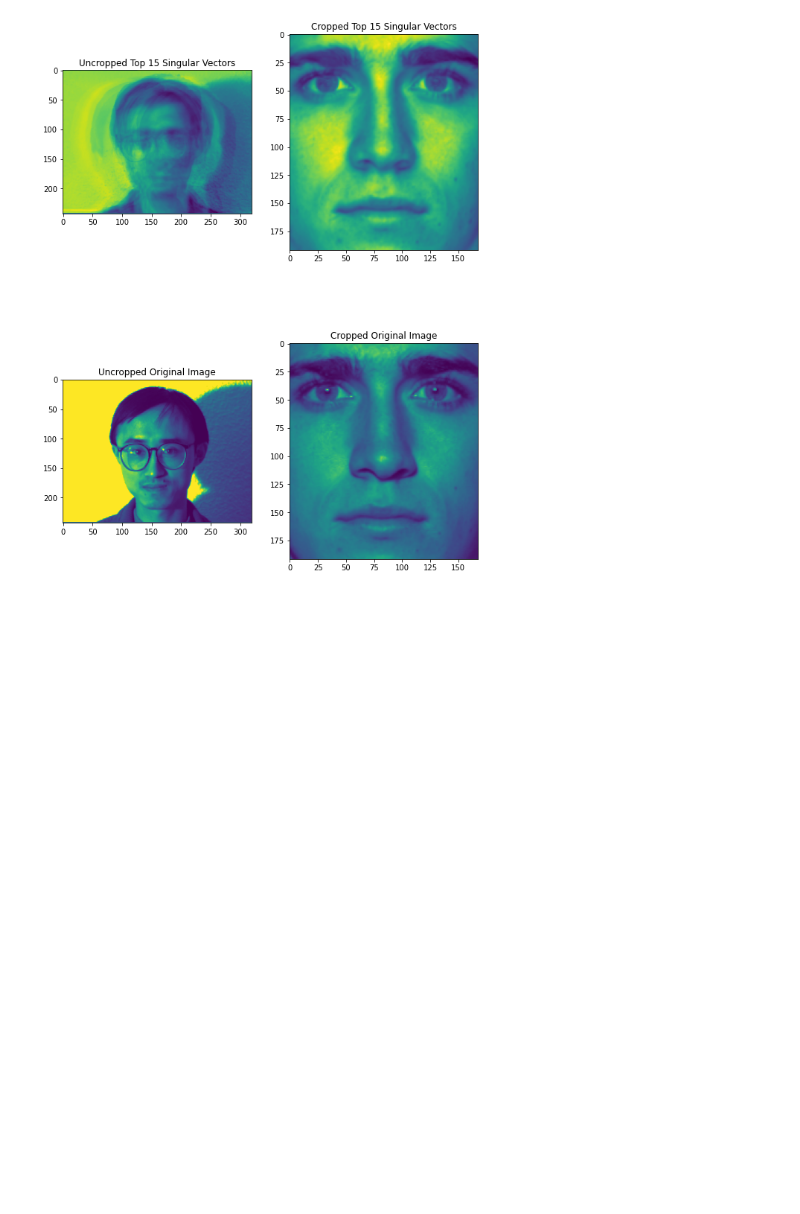
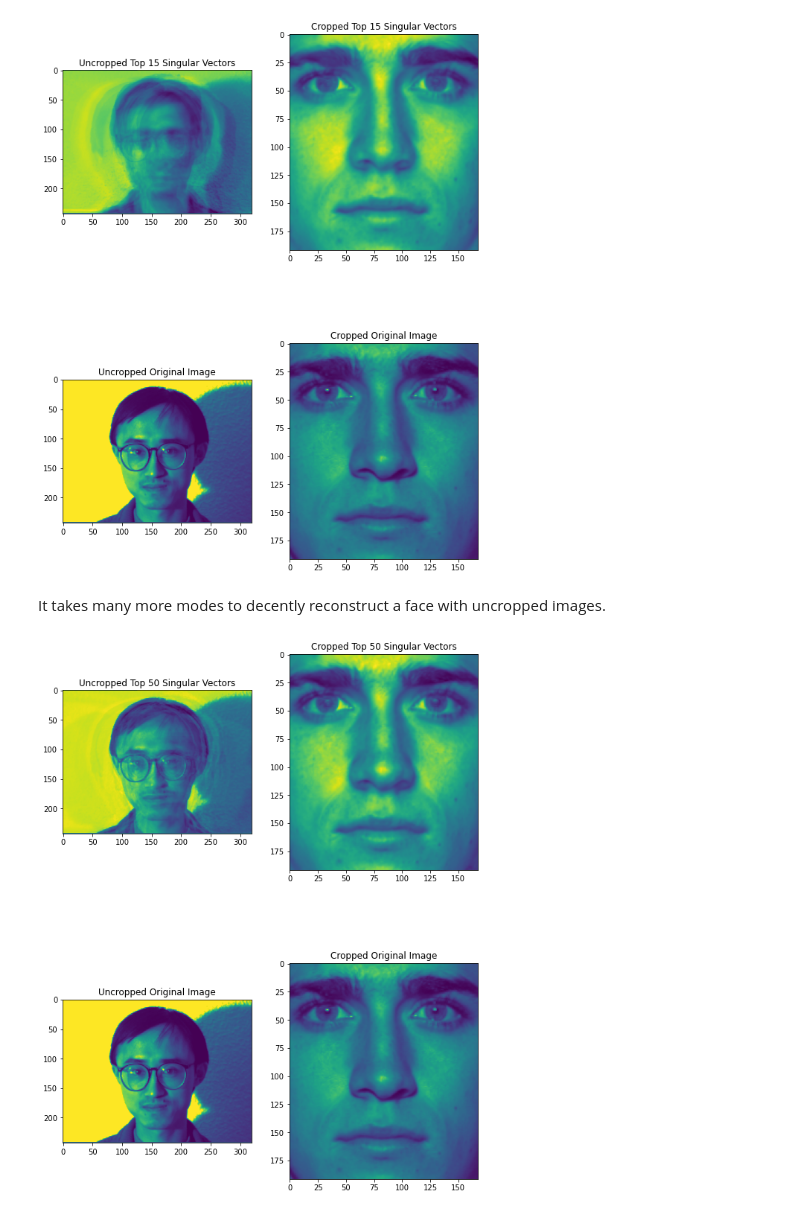
Before and after one commit to busbykt/AMATH584, a Jupyter notebook: Homework/hw2/HW2.ipynb, the cells around one changed output. Drawn from its saved outputs; the diff is of its cells as text; code cells hidden in the pictures; blank space fills up the shorter version.

```diff
--- a/Homework/hw2/HW2.ipynb
+++ b/Homework/hw2/HW2.ipynb
@@ -302,3 +302,25 @@ plt.imshow(img[:,150].reshape(192, 168))
 plt.title('Cropped Original Image');
 # %% [output]
 [figure]
+# %% [markdown]
+It takes many more modes to decently reconstruct a face with uncropped images.
+# %%
+nc=50
+plt.figure(figsize=[10,14])
+plt.subplot(2,2,1)
+img = np.matrix(U[:,:nc])*np.diag(S[:nc])*np.matrix(Vh[:nc, :])
+plt.imshow(img[:,80].reshape(image.shape))
+plt.title('Uncropped Top '+ str(nc)+' Singular Vectors')
+plt.subplot(2,2,2)
+img = np.matrix(u[:,:nc])*np.diag(s[:nc])*np.matrix(vh[:nc, :])
+plt.imshow(img[:,150].reshape(192, 168))
+plt.title('Cropped Top '+ str(nc)+' Singular Vectors');
+plt.subplot(2,2,3)
+plt.imshow(A[:,80].reshape(image.shape))
+plt.title('Uncropped Original Image');
+plt.subplot(2,2,4)
+img = np.matrix(u[:,:len(s)])*np.diag(s[:len(s)])*np.matrix(vh[:len(s), :])
+plt.imshow(img[:,150].reshape(192, 168))
+plt.title('Cropped Original Image');
+# %% [output]
+[figure, added]
```
Also changed, not shown: parts of 11 cells of this notebook.
